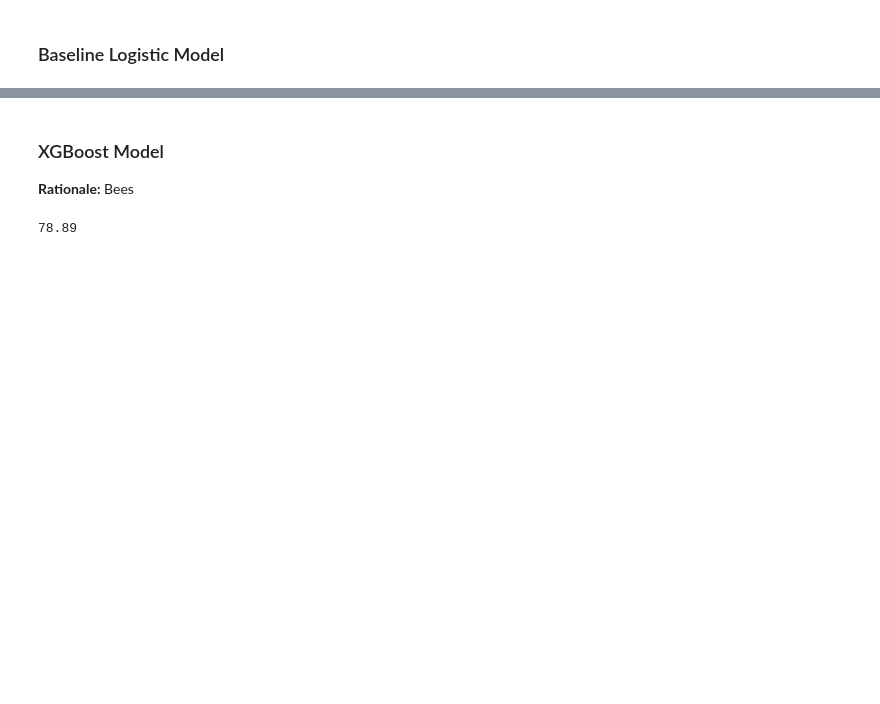
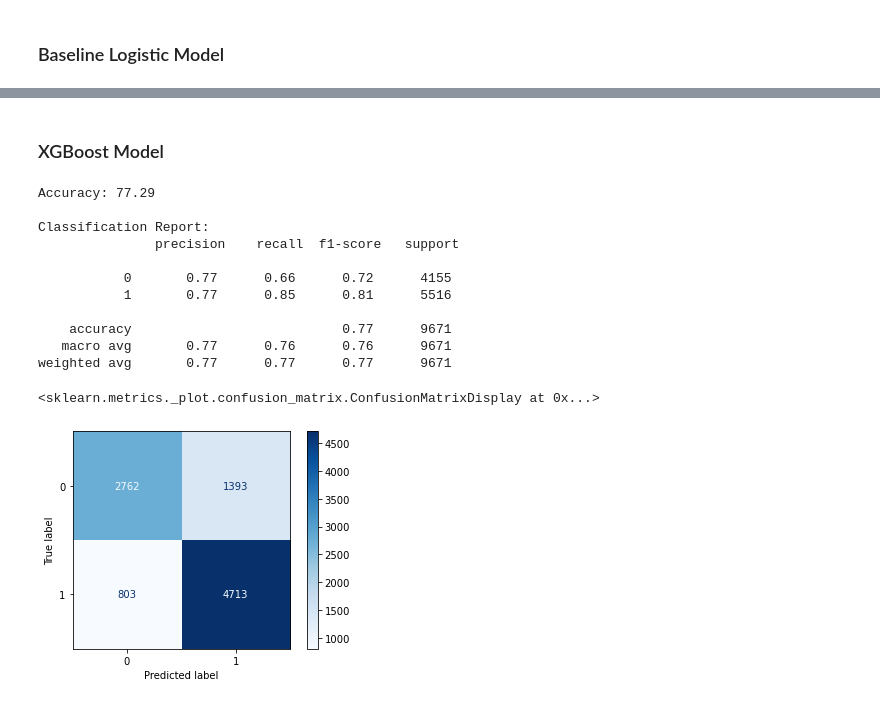
Before and after one commit to Ogutu01/Tanzania-Water-Infrastructure, a Jupyter notebook: index.ipynb, the cells around one changed output, grey strips where cells are left out. Saved outputs shown, nothing was run; the diff lists cells and outputs as text; code cells hidden in the pictures; blank space fills up the shorter version.

Commit message:
Modeling

```diff
--- a/index.ipynb
+++ b/index.ipynb
@@ -682,5 +701,2 @@ del df["permit"]
 # %% [markdown]
 ### Feature Engineering
-# %%
-df.loc[df['amount_tsh'] < 200000, 'amount_tsh'] = 0
-df.loc[df['amount_tsh'] >= 200000, 'amount_tsh'] = 1
@@ -689,8 +733,0 @@ df.loc[df['amount_tsh'] >= 200000, 'amount_tsh'] = 1
-# %%
-# Specify categorical columns
-cat_vars = ['basin', 'construction_year', 'extraction_type_group',
-            'management_group', 'source_type', 'source_class',
-            'waterpoint_type_group']
-
-df = pd.get_dummies(df, columns = cat_vars, prefix = cat_vars)
-df.head()
@@ -822,21 +896,36 @@ In conclusion, the choice to prioritize accuracy underscores its simplicity and
 # %% [markdown]
 ### XGBoost Model
-
-**Rationale:**
-Bees
 # %%
 # XGBoost
-
-from xgboost import XGBClassifier
-
-xgb = XGBClassifier(n_estimators=1000, learning_rate=0.05, n_jobs=5)
+xgb = XGBClassifier(n_estimators = 1000, learning_rate = 0.05, n_jobs = 5)
 xgb.fit(X_train_scaled, y_train,
-             early_stopping_rounds=5,
-             eval_set=[(X_test_scaled, y_test)],
-             verbose=False)
+             early_stopping_rounds = 5,
+             eval_set = [(X_test_scaled, y_test)],
+             verbose = False)
 
 y_pred = xgb.predict(X_test_scaled)
-acc_xgb = round(accuracy_score(y_test, y_pred) * 100, 2)
-acc_xgb
+
+accuracy_xgb = round(accuracy_score(y_test, y_pred) * 100, 2)
+classification_report_result_xgb = classification_report(y_test, y_pred)
+conf_matrix_xgb = confusion_matrix(y_test, y_pred)
+
+print(f"Accuracy: {accuracy_xgb}")
+print("\nClassification Report:\n", classification_report_result_xgb)
+
+# Display confusion matrix as a heatmap
+disp = ConfusionMatrixDisplay(confusion_matrix=conf_matrix_xgb, display_labels=model.classes_)
+disp.plot(cmap='Blues')
 # %% [output]
-78.89
+Accuracy: 77.29
+
+Classification Report:
+               precision    recall  f1-score   support
+
+           0       0.77      0.66      0.72      4155
+           1       0.77      0.85      0.81      5516
+
+    accuracy                           0.77      9671
+   macro avg       0.77      0.76      0.76      9671
+weighted avg       0.77      0.77      0.77      9671
+<sklearn.metrics._plot.confusion_matrix.ConfusionMatrixDisplay at 0x...>
+[figure, added]
```
Also changed, not shown: parts of 18 cells of this notebook.
